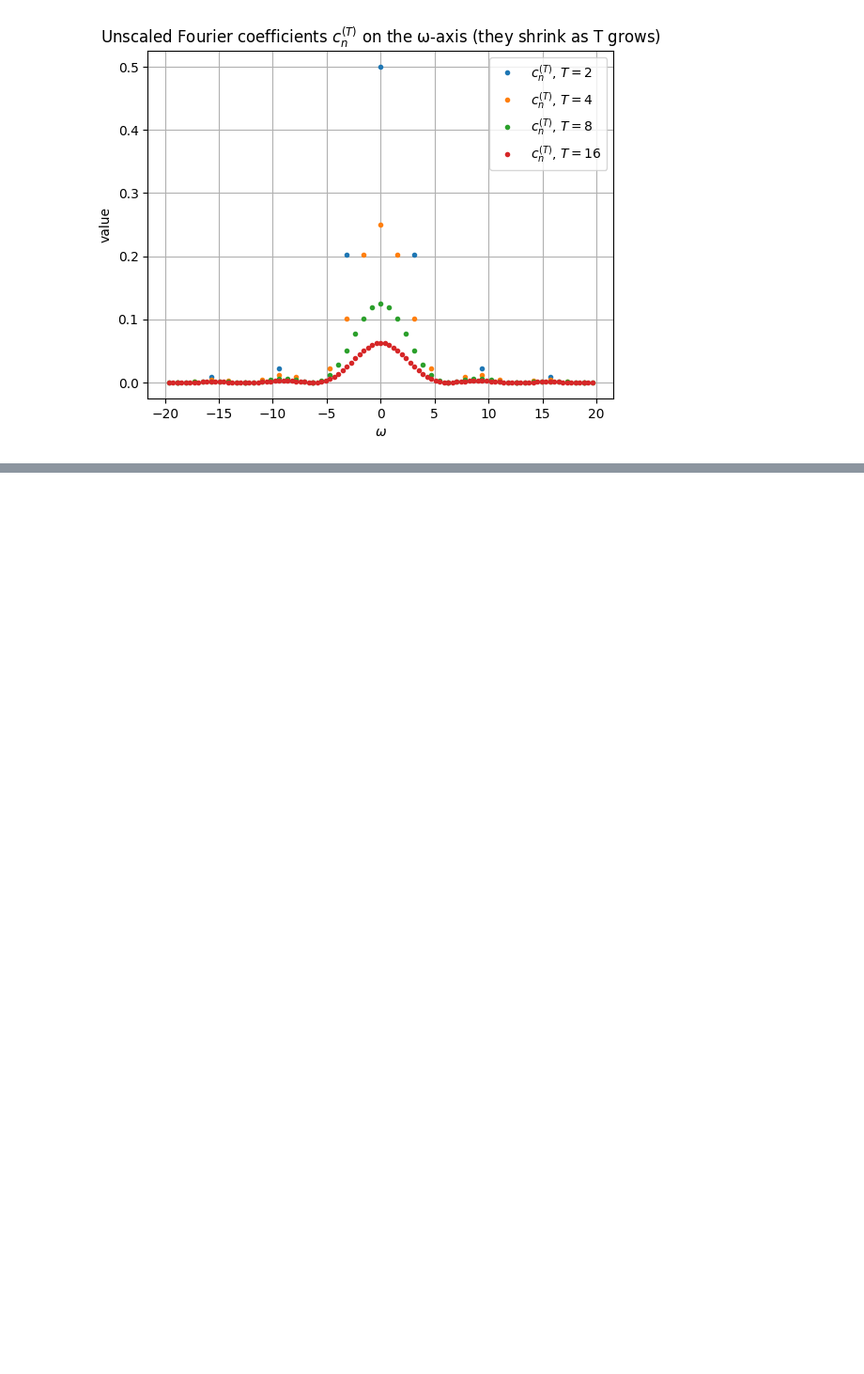
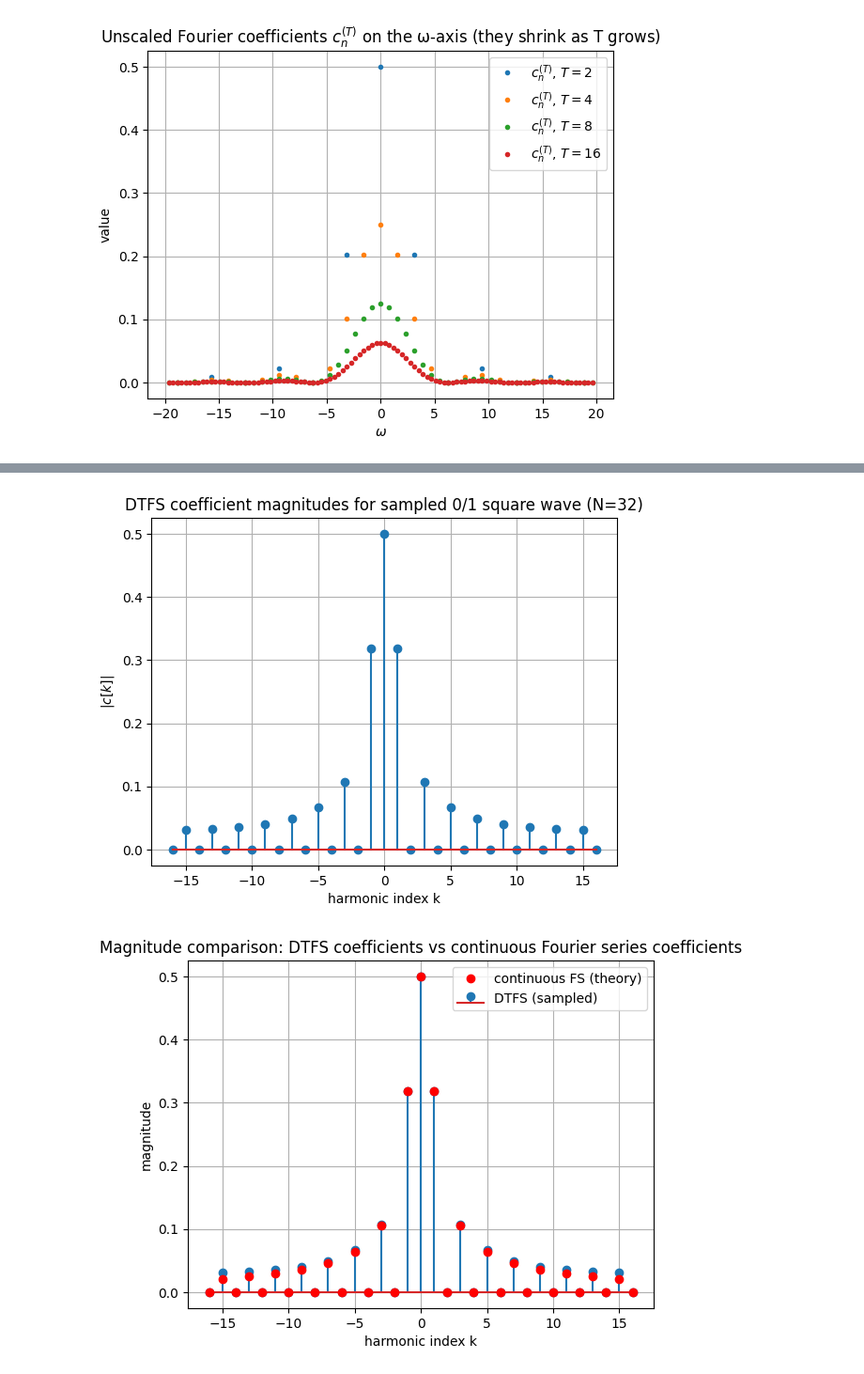
Before and after one commit to mouak-ayoub/applied-machine-learning-and-vision, a Jupyter notebook: computer-vision/fourier.ipynb, the cells around one changed output, grey strips where cells are left out. Shown at 94% size. Drawn from its saved outputs; the diff is of its cells as text; code cells hidden in the pictures; blank space fills up the shorter version.

Commit message:
[COMPUTER-VISION] Linear filters + Fourier transform

```diff
--- a/computer-vision/fourier.ipynb
+++ b/computer-vision/fourier.ipynb
@@ -381,0 +486,80 @@ plt.show()
+# %%
+import numpy as np
+import matplotlib.pyplot as plt
+
+# -----------------------------
+# Parameters (you can change N)
+# -----------------------------
+N = 32  # samples per period (must be even for an exact half/half 0-1 square wave)
+assert N % 2 == 0, "Choose an even N."
+
+# -----------------------------
+# Discrete-time 0/1 square wave (N-periodic)
+# x[n] = 1 for n=0,...,N/2-1 and 0 for n=N/2,...,N-1
+# -----------------------------
+n = np.arange(N)
+x = (n < (N // 2)).astype(float)
+
+# -----------------------------
+# DTFS coefficients by definition (no FFT/DFT):
+# c[k] = (1/N) * sum_{n=0}^{N-1} x[n] * exp(-j*2π*k*n/N)
+# We'll compute them for k in [-K, ..., K]
+# -----------------------------
+K = min(25, N // 2)  # show a symmetric window of harmonics
+k_vals = np.arange(-K, K + 1)
+
+# Vectorized computation
+E = np.exp(-1j * 2 * np.pi * np.outer(k_vals, n) / N)  # shape: (len(k_vals), N)
+c_dtfs = (1.0 / N) * (E @ x)
+
+mag_dtfs = np.abs(c_dtfs)
+
+# -----------------------------
+# Continuous-time complex Fourier series magnitudes for the 0/1 square wave (period 1):
+# c0 = 1/2
+# c_k = (1 - (-1)^k)/(j*2π*k), k != 0
+# => |c_k| = 0 for even k, and 1/(π|k|) for odd k
+# -----------------------------
+mag_cont = np.zeros_like(k_vals, dtype=float)
+for i, k in enumerate(k_vals):
+    if k == 0:
+        mag_cont[i] = 0.5
+    elif (k % 2) == 0:
+        mag_cont[i] = 0.0
+    else:
+        mag_cont[i] = 1.0 / (np.pi * abs(k))
+
+# -----------------------------
+# Plot 1: DTFS magnitude only
+# -----------------------------
+plt.figure()
+plt.stem(k_vals, mag_dtfs)
+plt.xlabel("harmonic index k")
+plt.ylabel(r"$|c[k]|$")
+plt.title(f"DTFS coefficient magnitudes for sampled 0/1 square wave (N={N})")
+plt.grid(True)
+plt.show()
+
+# -----------------------------
+# Plot 2: DTFS magnitude vs continuous-time Fourier series magnitude
+# -----------------------------
+plt.figure()
+plt.stem(k_vals, mag_dtfs, label=r"DTFS (sampled)")
+plt.plot(
+    k_vals,
+    mag_cont,
+    marker="o",
+    linestyle="None",
+    color="red",  # or e.g. "C1", "tab:orange", "#1f77b4"
+    label=r"continuous FS (theory)",
+)
+plt.xlabel("harmonic index k")
+plt.xlabel("harmonic index k")
+plt.ylabel(r"magnitude")
+plt.title("Magnitude comparison: DTFS coefficients vs continuous Fourier series coefficients")
+plt.grid(True)
+plt.legend()
+plt.show()
+# %% [output]
+[figure, added]
+[figure, added]
```
Also changed, not shown: parts of 6 cells of this notebook, 2 other files.
